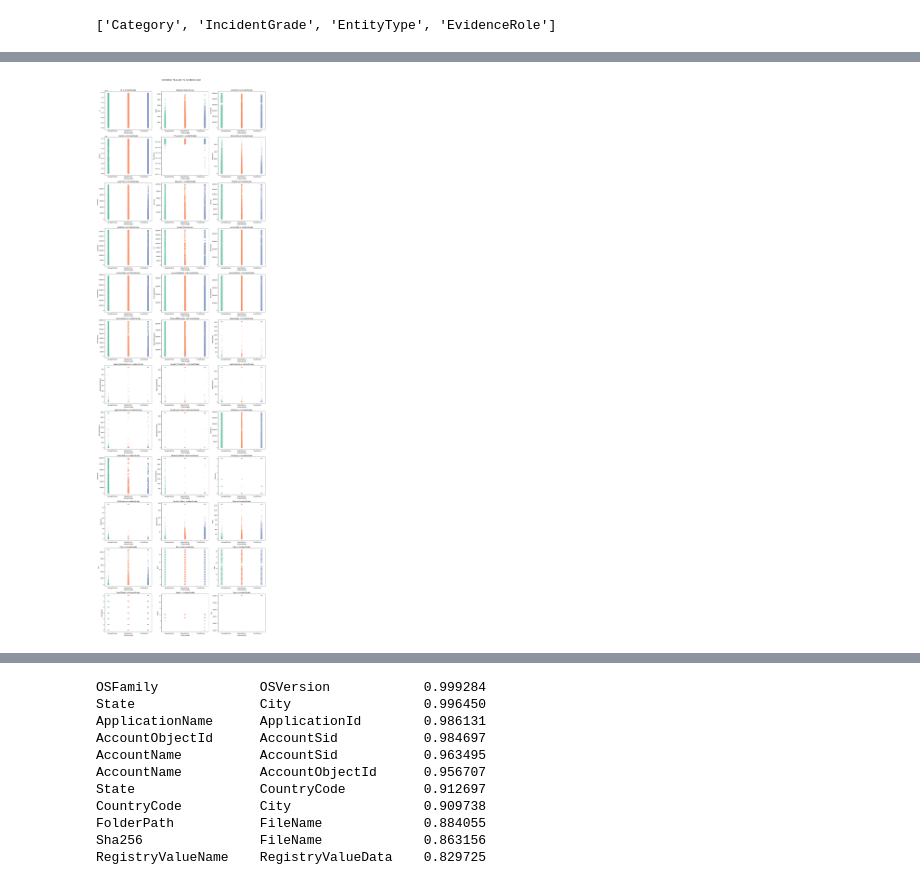
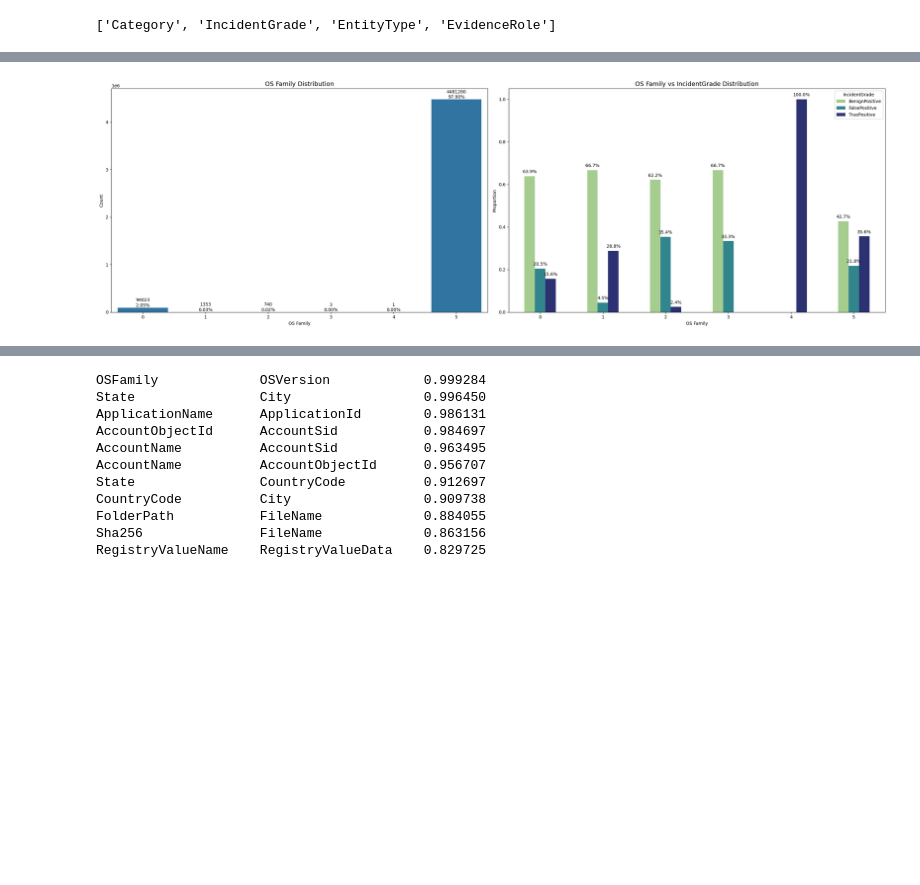
Before and after one commit to Pooja-Spandana/Guvi---Microsoft-Cybersecurity, a Jupyter notebook: Notebooks/new.ipynb, the cells around one changed output, grey strips where cells are left out. Drawn from its saved outputs; the diff is of its cells as text; code cells hidden in the pictures; blank space fills up the shorter version.

```diff
--- a/Notebooks/new.ipynb
+++ b/Notebooks/new.ipynb
@@ -276,22 +272,35 @@ plt.show()
-# %%
-def numerical_vs_target(df, num_features, target='IncidentGrade', sample_frac=0.05):
-
-    sampled_df = df.sample(frac=sample_frac, random_state=42)
-    n_cols = 3
-    n_rows = (len(num_features) + n_cols - 1) // n_cols
-    plt.figure(figsize=(6 * n_cols, 5 * n_rows))
-    plt.suptitle(f'Numerical Features vs {target}', fontsize=16)
-
-    for i, feature in enumerate(num_features, 1):
-        plt.subplot(n_rows, n_cols, i)
-        sns.stripplot(data=sampled_df, x=target, y=feature, hue=target, palette='Set2', alpha=0.4, jitter=True, dodge=True, legend=False)
-        plt.title(f'{feature} vs {target}')
-        plt.xlabel(target)
-        plt.ylabel(feature)
-
-    plt.tight_layout(rect=[0, 0, 1, 0.97])
-    plt.show()
-
-numerical_vs_target(clean_df, num_features)
-# %% [output]
-[figure, removed]
+# %%
+# OS Family analysis
+if 'OSFamily' in clean_df.columns:
+    fig, ax = plt.subplots(1, 2, figsize=(25, 8))
+    sns.countplot(data=clean_df, x='OSFamily', ax=ax[0])
+
+    total = len(clean_df['OSFamily'])
+    for p in ax[0].patches:
+        count = int(p.get_height())
+        percentage = 100 * count / total
+        ax[0].annotate(f'{count}\n{percentage:.2f}%', (p.get_x() + p.get_width() / 2., count), ha='center', va='bottom', fontsize=10)
+
+    ax[0].set_title('OS Family Distribution', fontsize=14)
+    ax[0].set_xlabel('OS Family')
+    ax[0].set_ylabel('Count')
+
+    # OS Family vs Incident Grade
+    os_grade = pd.crosstab(clean_df['OSFamily'], clean_df['IncidentGrade'], normalize='index')
+    os_grade.plot(kind='bar', cmap='crest', ax=ax[1])
+
+    for container in ax[1].containers:
+        for bar in container:
+            height = bar.get_height()
+            if height > 0:
+                ax[1].text(bar.get_x() + bar.get_width() / 2, height + 0.01, f'{height * 100:.1f}%', ha='center',va='bottom', fontsize=10)
+
+    ax[1].set_title('OS Family vs IncidentGrade Distribution', fontsize=14)
+    ax[1].set_xlabel('OS Family')
+    ax[1].set_ylabel('Proportion')
+
+    plt.xticks(rotation=0)
+    plt.tight_layout()
+    plt.show()
+# %% [output]
+[figure, added]
```
Also changed, not shown: parts of 15 cells of this notebook.
